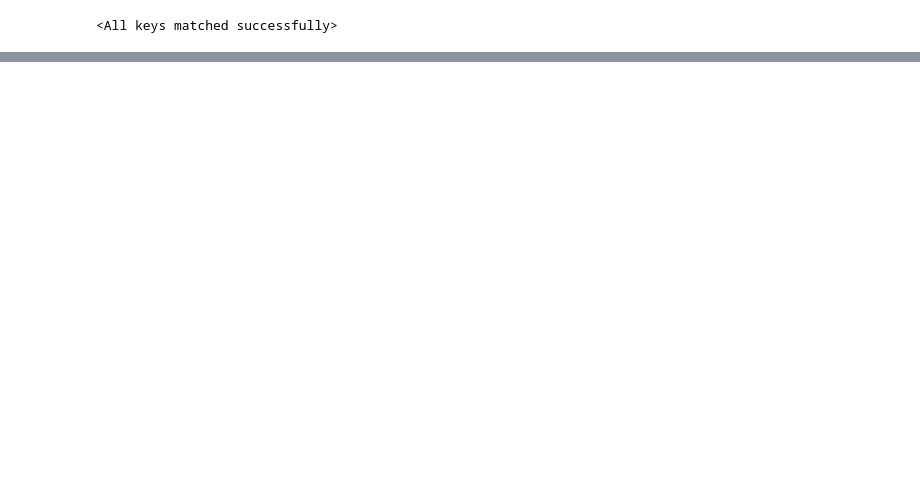
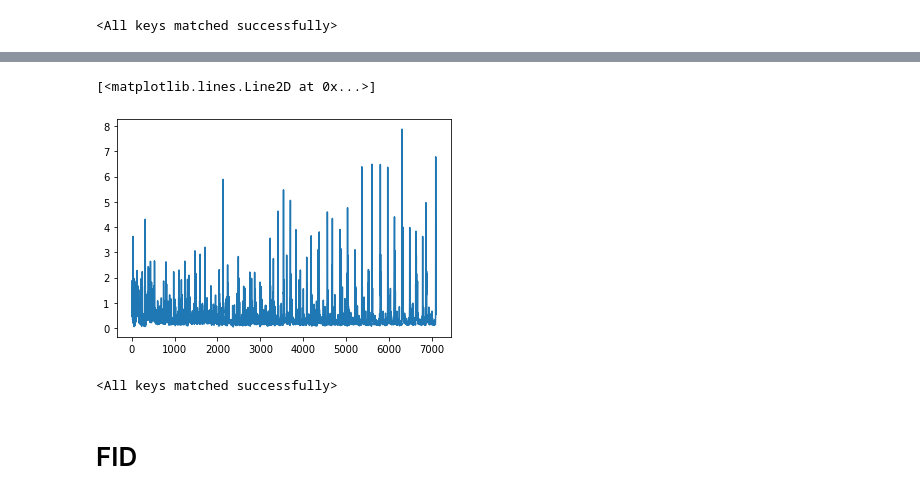
Before and after one commit to Shaveek23/cifar10-computer_vision, a Jupyter notebook: project3.ipynb, the cells around one changed output, grey strips where cells are left out. Saved outputs shown, nothing was run; the diff lists cells and outputs as text; code cells hidden in the pictures; blank space fills up the shorter version.

```diff
--- a/project3.ipynb
+++ b/project3.ipynb
@@ -135,0 +184,10 @@ for i in range(10):
+# %%
+plt.plot(res_D)
+# %% [output]
+[<matplotlib.lines.Line2D at 0x...>]
+[figure, added]
+# %%
+netG.load_state_dict(torch.load('C:\\Users\\gosia\\Desktop\\studia\\mgr_sem_1\\DL\\cifar10-computer_vision\\project3\\results\\6_12_37\\generator'))
+#netD.load_state_dict(torch.load('C:\\Users\\gosia\\Desktop\\studia\\mgr_sem_1\\DL\\cifar10-computer_vision\\project3\\results\\2_14_43\\discriminator'))
+# %% [output]
+<All keys matched successfully>
@@ -135,0 +204,2 @@ for i in range(10):
+# %% [markdown]
+# FID
```
Also changed, not shown: parts of 25 cells of this notebook, 2 other files.
